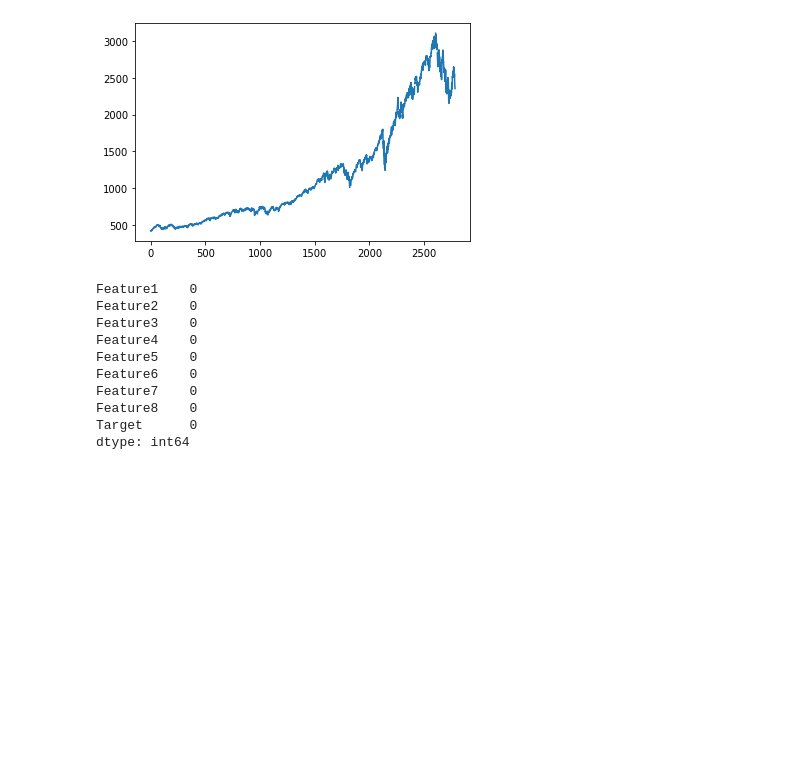
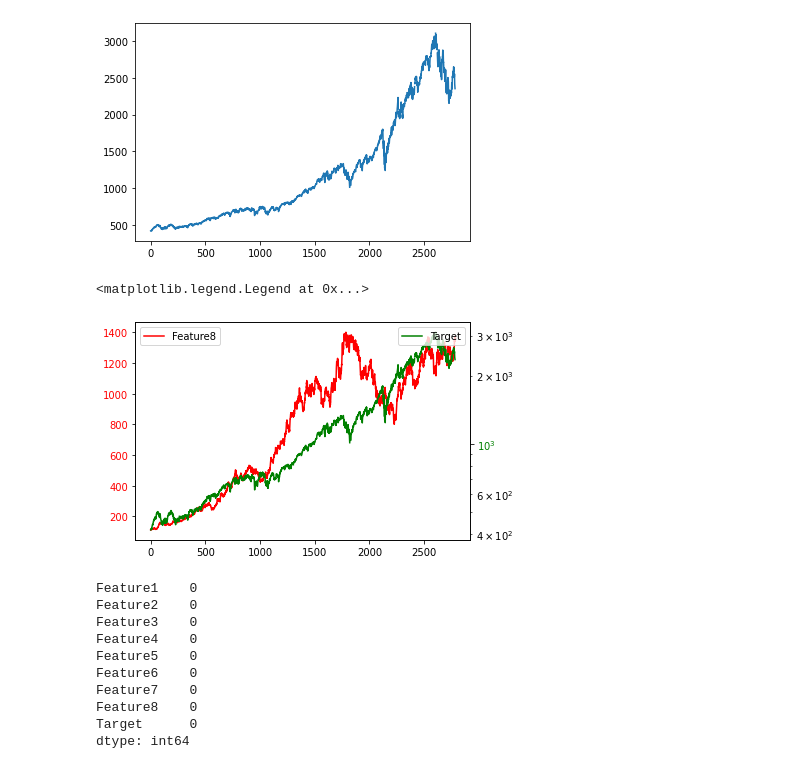
Before and after one commit to ZakariyyaScavotto/SSMIF-Fall-2022-Coding-Challenge, a Jupyter notebook: ml.ipynb, the cells around one changed output. Drawn from its saved outputs; the diff is of its cells as text; code cells hidden in the pictures; blank space fills up the shorter version.

```diff
--- a/ml.ipynb
+++ b/ml.ipynb
@@ -41,6 +41,20 @@ def plotFeature(feature):
 plotFeature('Target')
 # %% [output]
 [figure]
+# %%
+'''TEMP PLOT CODE'''
+fig, ax = plt.subplots()
+ax.plot(df['Feature8'], label = 'Feature8', color='red')
+ax.tick_params(axis='y', labelcolor='red')
+ax2 = ax.twinx()
+ax2.plot(df['Target'],label='Target', color='green')
+ax2.set_yscale('log')
+ax2.tick_params(axis='y', labelcolor='green')
+ax.legend()
+ax2.legend(loc = 'upper right')
+# %% [output]
+<matplotlib.legend.Legend at 0x...>
+[figure, added]
 # %%
 '''For feature 7 and target, since the data is moving forward in time, will fill any missing gaps
 with with the mean of the values in-between, and since the first row is NaN will put in the value '''
```
Also changed, not shown: parts of 2 cells of this notebook, 1 other file.
